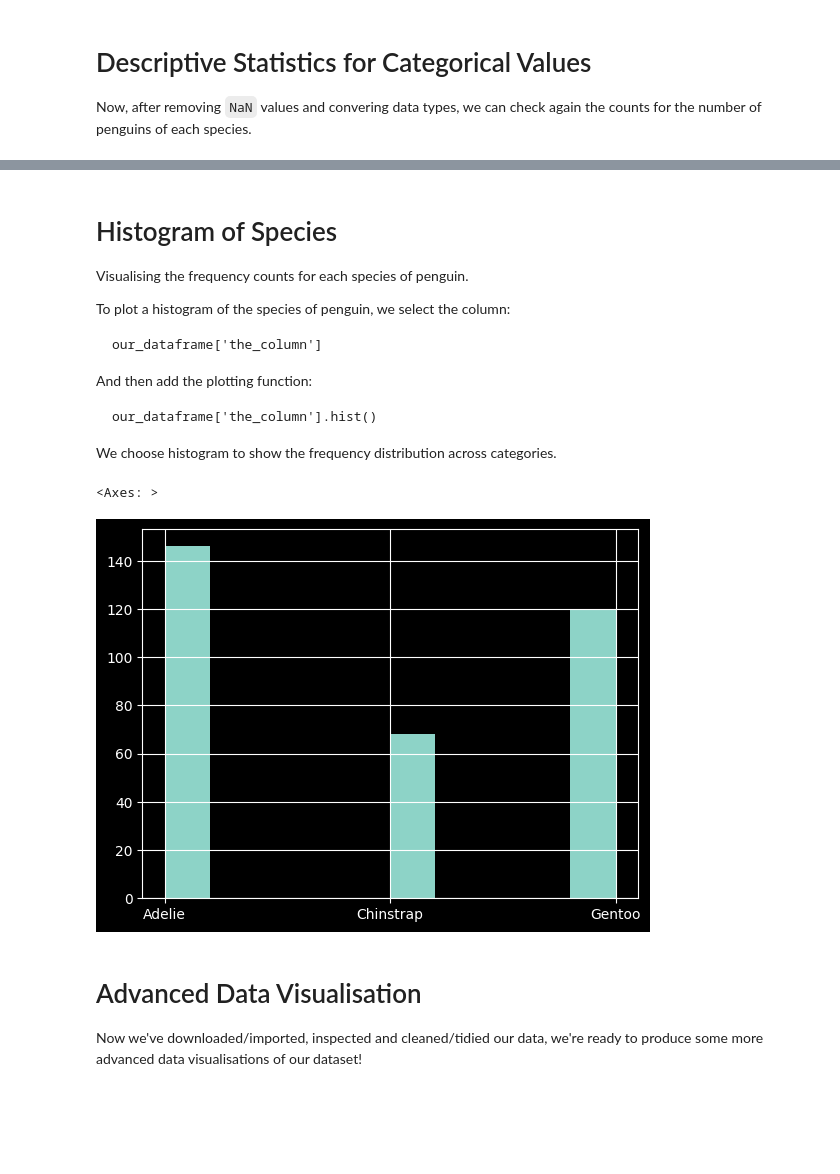
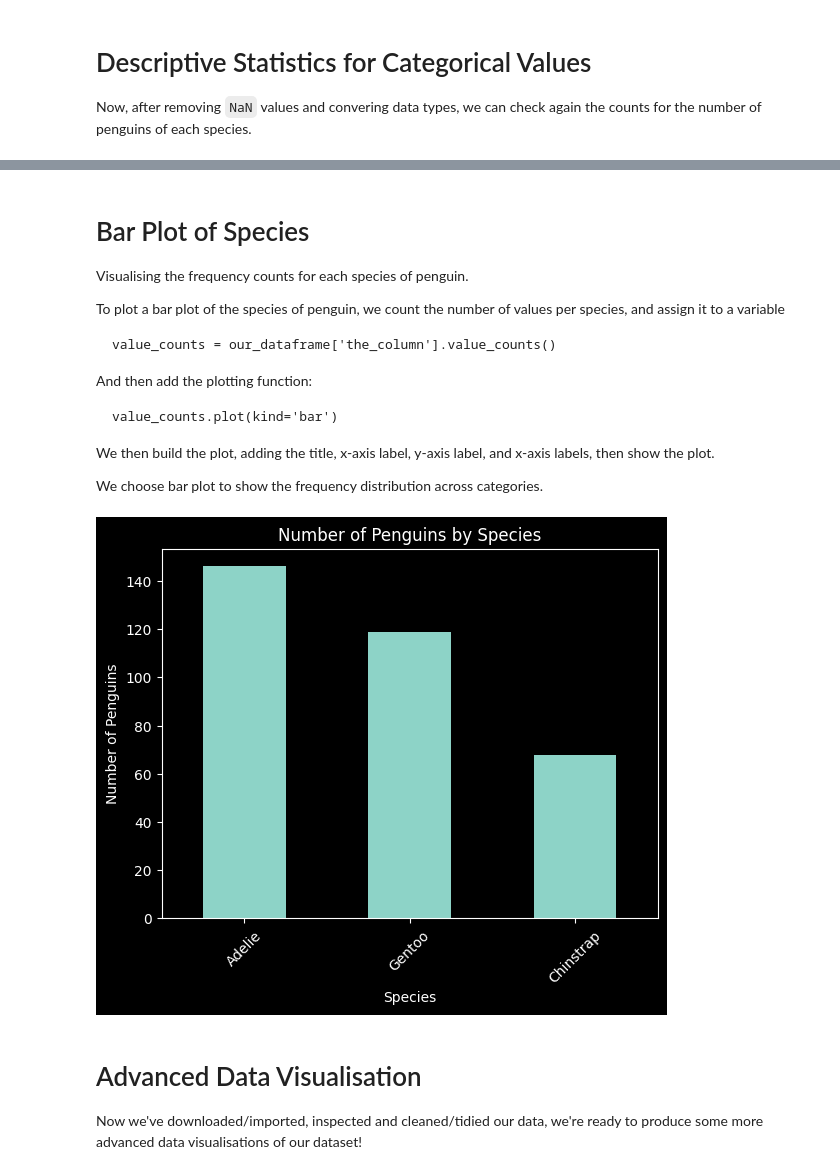
Before and after one commit to carecodeconnect/introduction-to-data-analytics, a Jupyter notebook: notebooks/01_introduction_to_data_analytics_solutions.ipynb, the cells around one changed output, grey strips where cells are left out. Drawn from its saved outputs; the diff is of its cells as text; code cells hidden in the pictures; blank space fills up the shorter version.

````diff
--- a/notebooks/01_introduction_to_data_analytics_solutions.ipynb
+++ b/notebooks/01_introduction_to_data_analytics_solutions.ipynb
@@ -624,28 +656,37 @@ Gentoo       120
 Chinstrap     68
 Name: species, dtype: int64
 # %% [markdown]
-# Histogram of Species
+# Bar Plot of Species
 
 Visualising the frequency counts for each species of penguin.
 
-To plot a histogram of the species of penguin, we select the column:
+To plot a bar plot of the species of penguin, we count the number of values per species, and assign it to a variable
 
 ```
-our_dataframe['the_column']
+value_counts = our_dataframe['the_column'].value_counts()
 ```
 
 And then add the plotting function:
 
 ```
-our_dataframe['the_column'].hist()
+value_counts.plot(kind='bar')
 ```
 
-We choose histogram to show the frequency distribution across categories.
+We then build the plot, adding the title, x-axis label, y-axis label, and x-axis labels, then show the plot.
+
+We choose bar plot to show the frequency distribution across categories.
-# %%
-penguins['species'].hist()
-# %% [output]
-<Axes: >
-[figure, removed]
+# %%
+species_counts = penguins['species'].value_counts()
+
+# Plotting
+species_counts.plot(kind='bar')
+plt.title('Number of Penguins by Species')
+plt.xlabel('Species')
+plt.ylabel('Number of Penguins')
+plt.xticks(rotation=45)  # Rotate species names for better readability
+plt.show()
+# %% [output]
+[figure, added]
 # %% [markdown]
 # Advanced Data Visualisation
 
````
Also changed, not shown: parts of 22 cells of this notebook.
